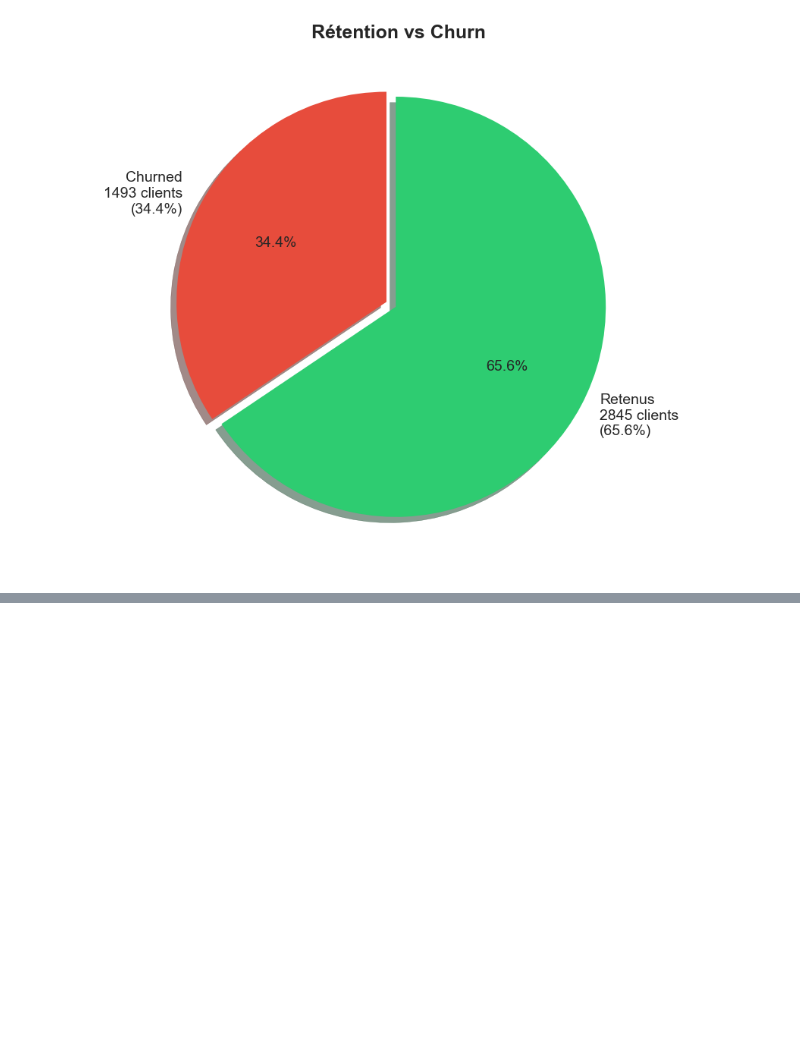
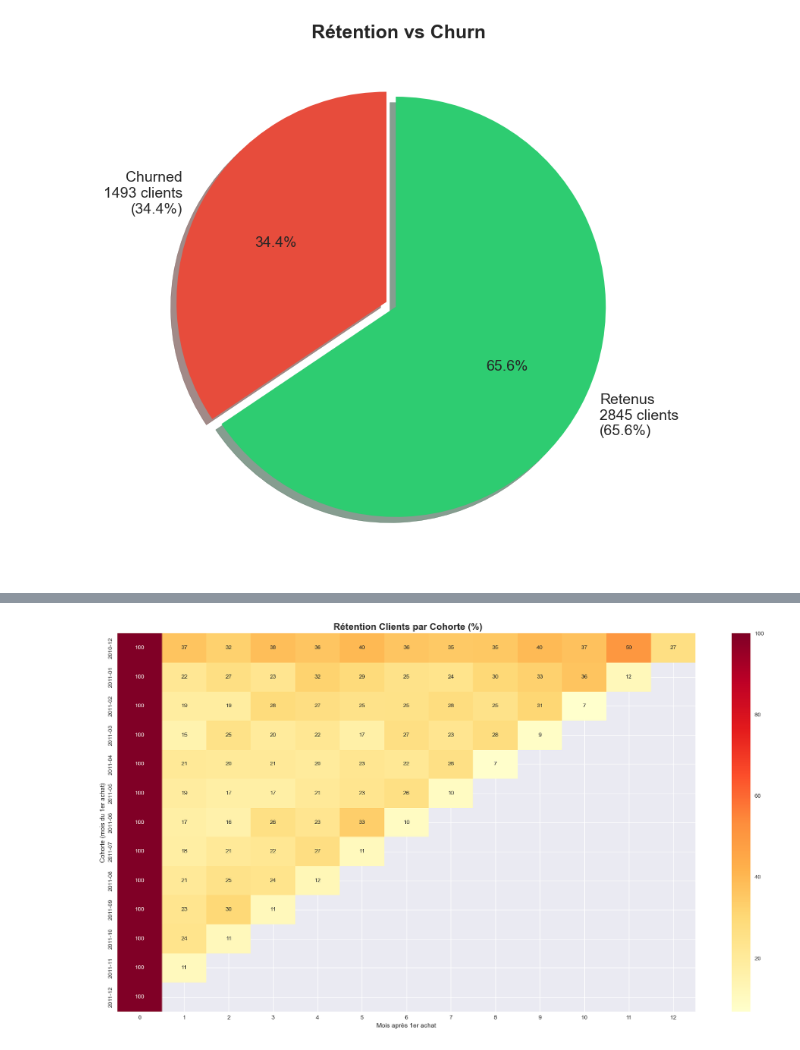
Before and after one commit to AlexisSTH/Projet-KPIs-E-commerce, a Jupyter notebook: notebooks/04_kpis_clients.ipynb, the cells around one changed output, grey strips where cells are left out. Cells and saved outputs as stored; diff of their text form; code cells hidden in the pictures; blank space fills up the shorter version.

Commit message:
Visualisation Segment

```diff
--- a/notebooks/04_kpis_clients.ipynb
+++ b/notebooks/04_kpis_clients.ipynb
@@ -69,3 +69,9 @@ plt.show()
    → 1493 clients n'ont JAMAIS racheté
    → 2845 clients sont REVENUS
 [figure]
+# %%
+#  FORCER LA CONVERSION
+df['InvoiceDate'] = pd.to_datetime(df['InvoiceDate'], errors='coerce')
+df.dropna(subset=['InvoiceDate'], inplace=True)
+
+print(f" Type : {df['InvoiceDate'].dtype}")
@@ -71,0 +80,28 @@ plt.show()
+# %%
+# ========================================
+# 📊 ANALYSE COHORTE
+# ========================================
+
+# Mois de première commande par client
+df['MoisCohorte'] = df.groupby('CustomerID')['InvoiceDate'].transform('min').dt.to_period('M')
+
+# Mois de la commande
+df['MoisCommande'] = df['InvoiceDate'].dt.to_period('M')
+
+# Différence en mois
+df['IndexCohorte'] = (df['MoisCommande'].astype(int) - df['MoisCohorte'].astype(int))
+
+# Tableau cohorte : nb clients uniques par cohorte et mois
+cohorte_data = df.groupby(['MoisCohorte', 'IndexCohorte'])['CustomerID'].nunique().reset_index()
+cohorte_data.columns = ['MoisCohorte', 'IndexCohorte', 'NbClients']
+
+# Pivot
+cohorte_pivot = cohorte_data.pivot(index='MoisCohorte', columns='IndexCohorte', values='NbClients')
+
+# Taille initiale de chaque cohorte
+taille_cohorte = cohorte_pivot[0]
+
+cohorte_pct = cohorte_pivot.divide(taille_cohorte, axis=0) * 100
+
+print(" cohorte_pct créé !")
+print(cohorte_pct.head())
@@ -71,0 +126,13 @@ plt.show()
+# %%
+# ========================================
+#  HEATMAP COHORTE
+# ========================================
+plt.figure(figsize=(18, 10))
+sns.heatmap(cohorte_pct, annot=True, fmt='.0f', cmap='YlOrRd')
+plt.title(' Rétention Clients par Cohorte (%)', fontsize=16, fontweight='bold')
+plt.xlabel('Mois après 1er achat')
+plt.ylabel('Cohorte (mois du 1er achat)')
+plt.tight_layout()
+plt.show()
+# %% [output]
+[figure, added]
```
Also changed, not shown: parts of 4 cells of this notebook.
